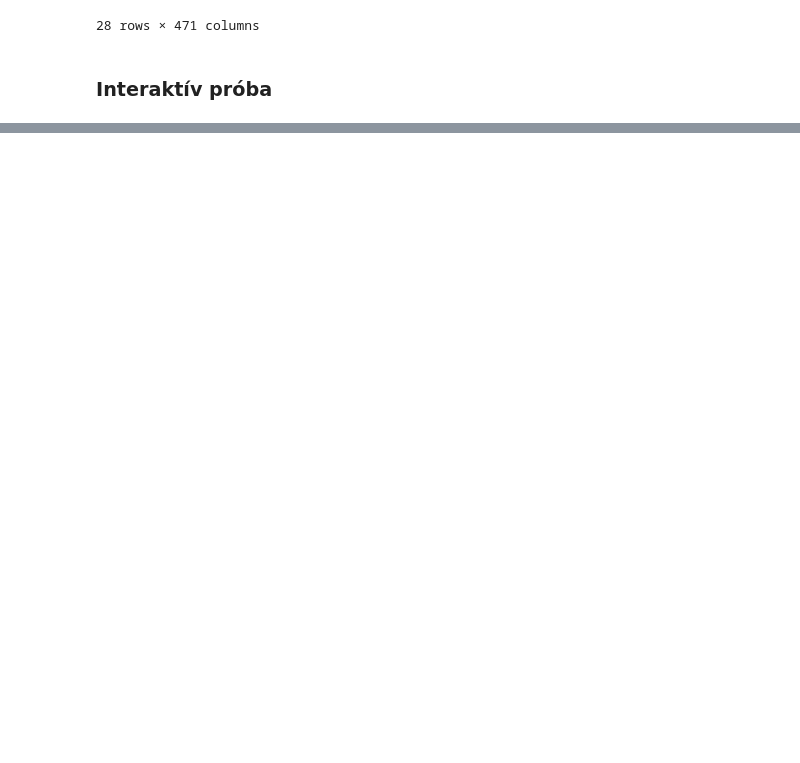
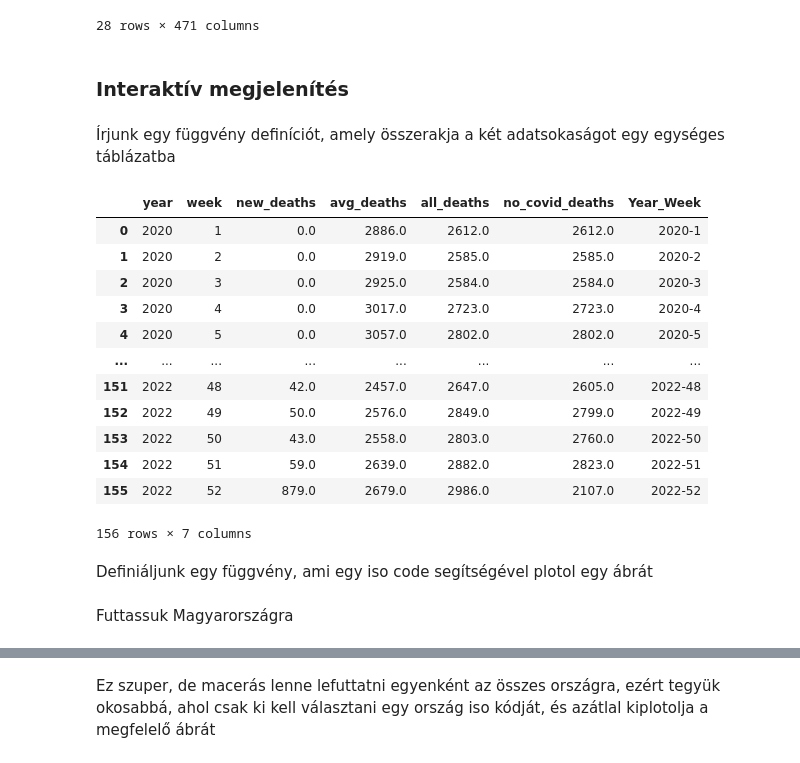
Before and after one commit to Adiklafa/Matprog, a Jupyter notebook: Halalozas.ipynb, the cells around one changed output, grey strips where cells are left out. Drawn from its saved outputs; the diff is of its cells as text; code cells hidden in the pictures; blank space fills up the shorter version.

```diff
--- a/Halalozas.ipynb
+++ b/Halalozas.ipynb
@@ -90,9 +94,11 @@ display(eu_halal)
 | 27 | EU | 100399.0 | 104083.0 | 103745.0 | 102176.0 | 105405.0 | 106741.0 | 110551.0 | 111140.0 | 108920.0 | ... |
 28 rows × 471 columns
 # %% [markdown]
-### Interaktív próba
+### Interaktív megjelenítés
 # %%
 pd.set_option('display.max_rows', 10)
+# %% [markdown]
+Írjunk egy függvény definíciót, amely összerakja a két adatsokaságot egy egységes táblázatba
 # %%
 def deathcountry(country):
     '''Adjuk meg a kívánt ország iso kódját
@@ -161,6 +167,24 @@ def deathcountry(country):
     coviddata = coviddata.rename(columns={'week': 'Hét'})
     coviddata = coviddata.rename(columns={'new_deaths': 'Covid Halálok'})'''
     return coviddata
+# %%
+deathcountry("HUN")
+# %% [output]
+|  | year | week | new_deaths | avg_deaths | all_deaths | no_covid_deaths | Year_Week |
+| 0 | 2020 | 1 | 0.0 | 2886.0 | 2612.0 | 2612.0 | 2020-1 |
+| 1 | 2020 | 2 | 0.0 | 2919.0 | 2585.0 | 2585.0 | 2020-2 |
+| 2 | 2020 | 3 | 0.0 | 2925.0 | 2584.0 | 2584.0 | 2020-3 |
+| 3 | 2020 | 4 | 0.0 | 3017.0 | 2723.0 | 2723.0 | 2020-4 |
+| 4 | 2020 | 5 | 0.0 | 3057.0 | 2802.0 | 2802.0 | 2020-5 |
+| ... | ... | ... | ... | ... | ... | ... | ... |
+| 151 | 2022 | 48 | 42.0 | 2457.0 | 2647.0 | 2605.0 | 2022-48 |
+| 152 | 2022 | 49 | 50.0 | 2576.0 | 2849.0 | 2799.0 | 2022-49 |
+| 153 | 2022 | 50 | 43.0 | 2558.0 | 2803.0 | 2760.0 | 2022-50 |
+| 154 | 2022 | 51 | 59.0 | 2639.0 | 2882.0 | 2823.0 | 2022-51 |
+| 155 | 2022 | 52 | 879.0 | 2679.0 | 2986.0 | 2107.0 | 2022-52 |
+156 rows × 7 columns
+# %% [markdown]
+Definiáljunk egy függvény, ami egy iso code segítségével plotol egy ábrát
 # %%
 
 def showcountry(iso_code):
@@ -195,6 +219,8 @@ def showcountry(iso_code):
     output_notebook()
     show(p)
     return
+# %% [markdown]
+Futtassuk Magyarországra
 # %%
 showcountry("HUN")
 # %% [output]
@@ -202,6 +228,8 @@ showcountry("HUN")
 [interactive output not drawn]
 [interactive output not drawn]
 [interactive output not drawn]
+# %% [markdown]
+Ez szuper, de macerás lenne lefuttatni egyenként az összes országra, ezért tegyük okosabbá, ahol csak ki kell választani egy ország iso kódját, és azátlal kiplotolja a megfelelő ábrát
 # %%
 import ipywidgets as widgets
 
```
Also changed, not shown: parts of 2 cells of this notebook.
